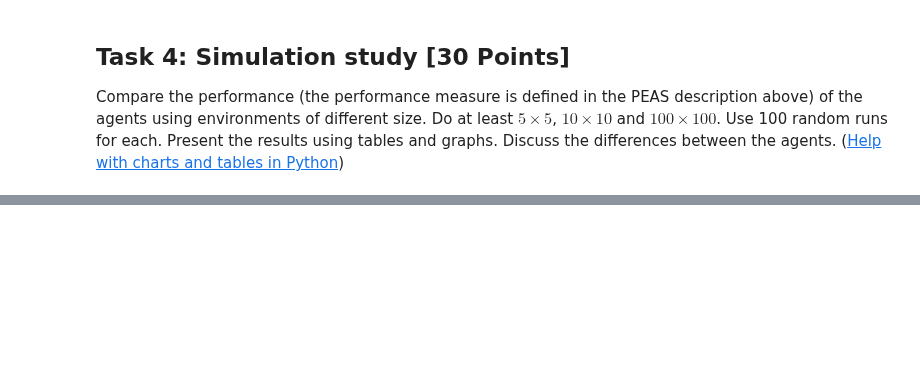
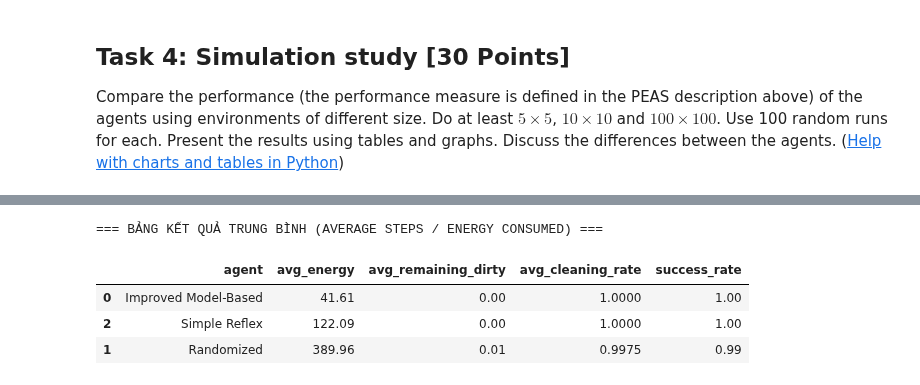
Before and after one commit to minhhailtv6a1/Team_Project_TTNTNC_2025_2026, a Jupyter notebook: lab01 - Agent/robot_vacuum.ipynb, the cells around one changed output, grey strips where cells are left out. Cells and saved outputs as stored; diff of their text form; code cells hidden in the pictures; blank space fills up the shorter version.

```diff
--- a/lab01 - Agent/robot_vacuum.ipynb
+++ b/lab01 - Agent/robot_vacuum.ipynb
@@ -268,0 +1173,40 @@ If the assignment was to easy for you then you can think about the following pro
+# %%
+improved_agent = ImprovedImperfectSensorAgent(n=5, sensor_error=0.10)
+agents = {
+    "Randomized": simple_randomized_agent,
+    "Simple Reflex": simple_reflex_agent,
+    "Improved Model-Based": improved_agent
+}
+# %%
+results = run_imperfect_sensor_experiment(
+    agents,
+    n=5,
+    p=0.2,
+    sensor_error=0.10,
+    max_steps=1000,
+    runs=100
+)
+# %%
+summary = (
+    results
+    .groupby("agent")
+    .agg(
+        avg_energy=("energy", "mean"),
+        avg_remaining_dirty=("remaining_dirty", "mean"),
+        avg_cleaning_rate=("cleaning_rate", "mean"),
+        success_rate=("success", "mean")
+    )
+    .reset_index()
+).sort_values(by="avg_cleaning_rate", ascending=False)
+
+# Chuyển thành DataFrame và hiển thị bảng kết quả
+df_results = pd.DataFrame(summary)
+
+print("\n=== BẢNG KẾT QUẢ TRUNG BÌNH (AVERAGE STEPS / ENERGY CONSUMED) ===")
+display(df_results)
+# %% [output]
+=== BẢNG KẾT QUẢ TRUNG BÌNH (AVERAGE STEPS / ENERGY CONSUMED) ===
+|  | agent | avg_energy | avg_remaining_dirty | avg_cleaning_rate | success_rate |
+| 0 | Improved Model-Based | 41.61 | 0.00 | 1.0000 | 1.00 |
+| 2 | Simple Reflex | 122.09 | 0.00 | 1.0000 | 1.00 |
+| 1 | Randomized | 389.96 | 0.01 | 0.9975 | 0.99 |
```
Also changed, not shown: parts of 46 cells of this notebook, 5 other files.
